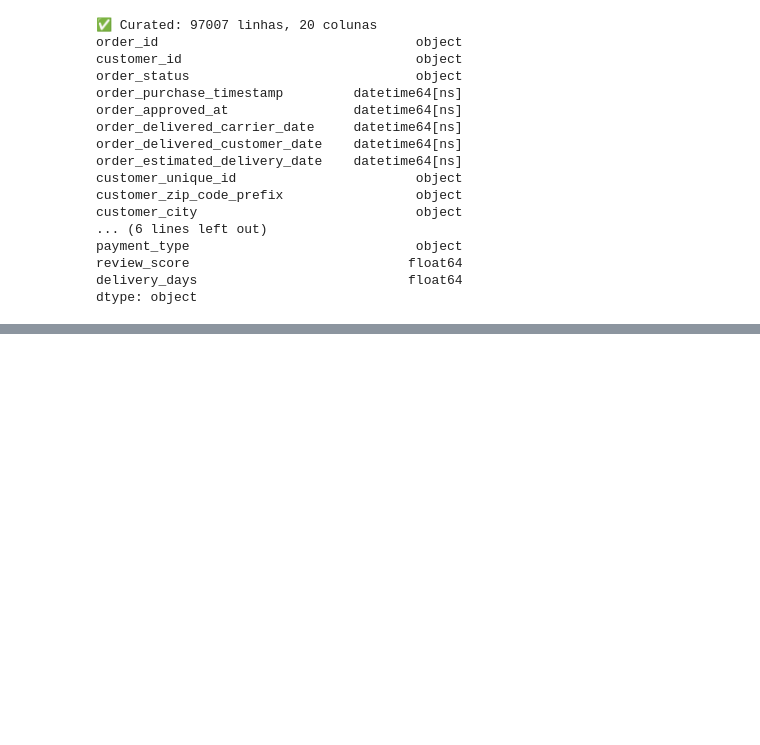
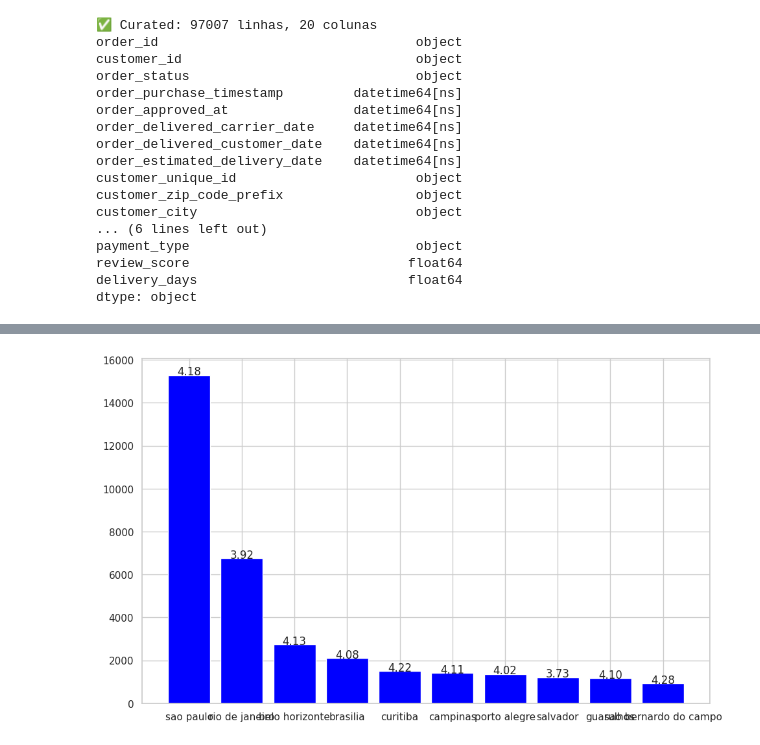
Before and after one commit to th900/projeto-de-engenharia-de-dados-olist, a Jupyter notebook: E_COMMERCE.ipynb, the cells around one changed output, grey strips where cells are left out. Drawn from its saved outputs; the diff is of its cells as text; code cells hidden in the pictures; blank space fills up the shorter version.

```diff
--- a/E_COMMERCE.ipynb
+++ b/E_COMMERCE.ipynb
@@ -521,0 +515,24 @@ df_curated
+# %%
+df_vol_score = dfs_processed["orders"].merge(dfs_processed["order_items"], on = "order_id").merge(dfs_processed["order_reviews"], on ="order_id").merge(dfs_processed["customers"], on = "customer_id" )
+
+df_vol_score = df_vol_score.drop_duplicates(subset = "order_id")
+
+df_vol_score = df_vol_score.groupby("customer_city").agg({
+    "review_score":  "mean",
+    "order_id": "count"}
+).rename(columns={
+    "review_score": "avg_score",
+    "order_id": "order_volume"
+})
+
+top10 = df_vol_score.sort_values("order_volume", ascending=False).head(10)
+plt.figure(figsize=(10, 6))
+plt.bar(top10.index, top10["order_volume"], color = "Blue")
+# adicionar nota em cima das barras
+for i, state in enumerate(top10.index):
+    plt.text(i, top10["order_volume"][state],
+             f'{top10["avg_score"][state]:.2f}',
+             ha='center')
+plt.tight_layout()
+# %% [output]
+[figure, added]
```
Also changed, not shown: parts of 4 cells of this notebook.
